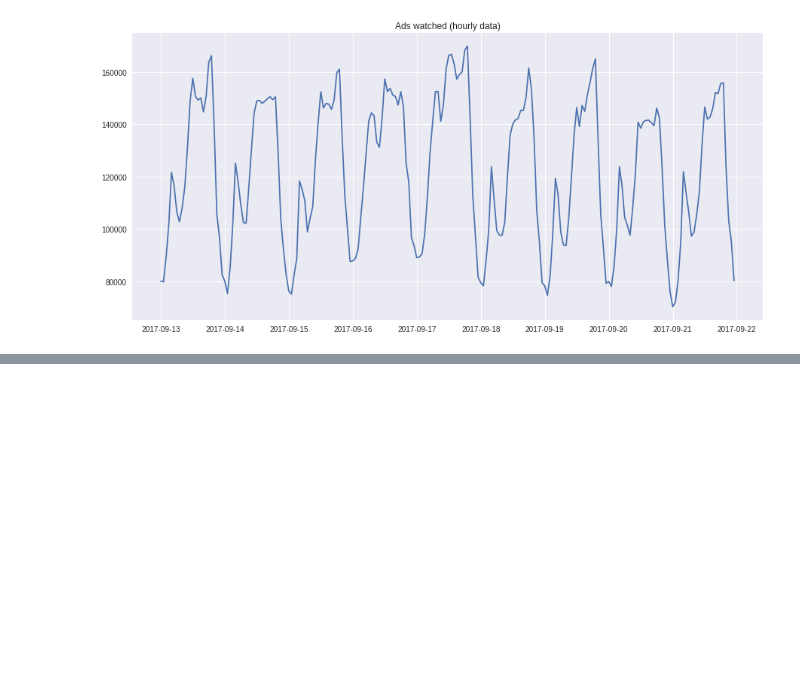
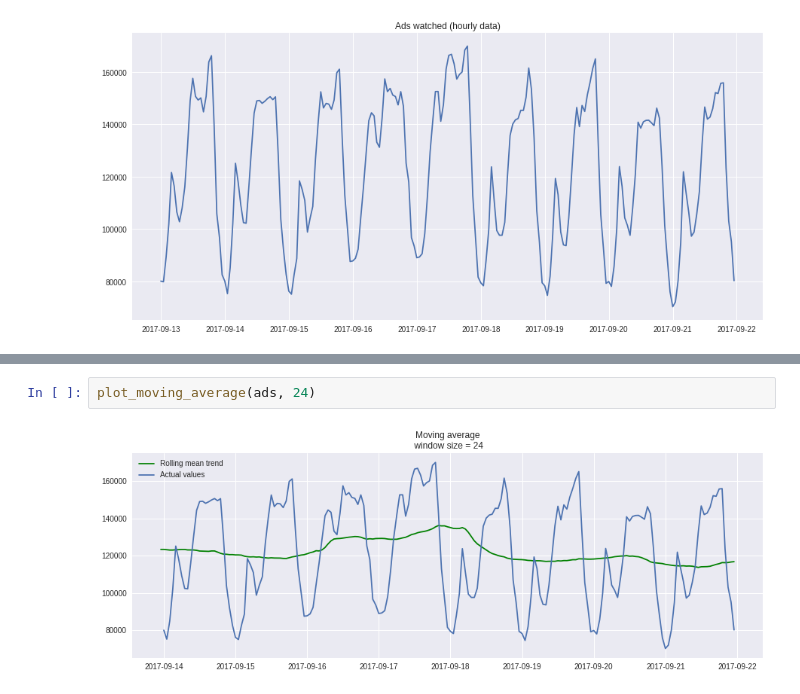
Before and after one commit to ssttv/ml-resources, a Jupyter notebook: time_series.ipynb, the cells around one changed output, grey strips where cells are left out. Drawn from its saved outputs; the diff is of its cells as text; blank space fills up the shorter version.

```diff
--- a/time_series.ipynb
+++ b/time_series.ipynb
@@ -50,0 +120,4 @@ plt.show()
+# %%
+plot_moving_average(ads, 24)
+# %% [output]
+[figure, added]
```
Also changed, not shown: parts of 20 cells of this notebook.
